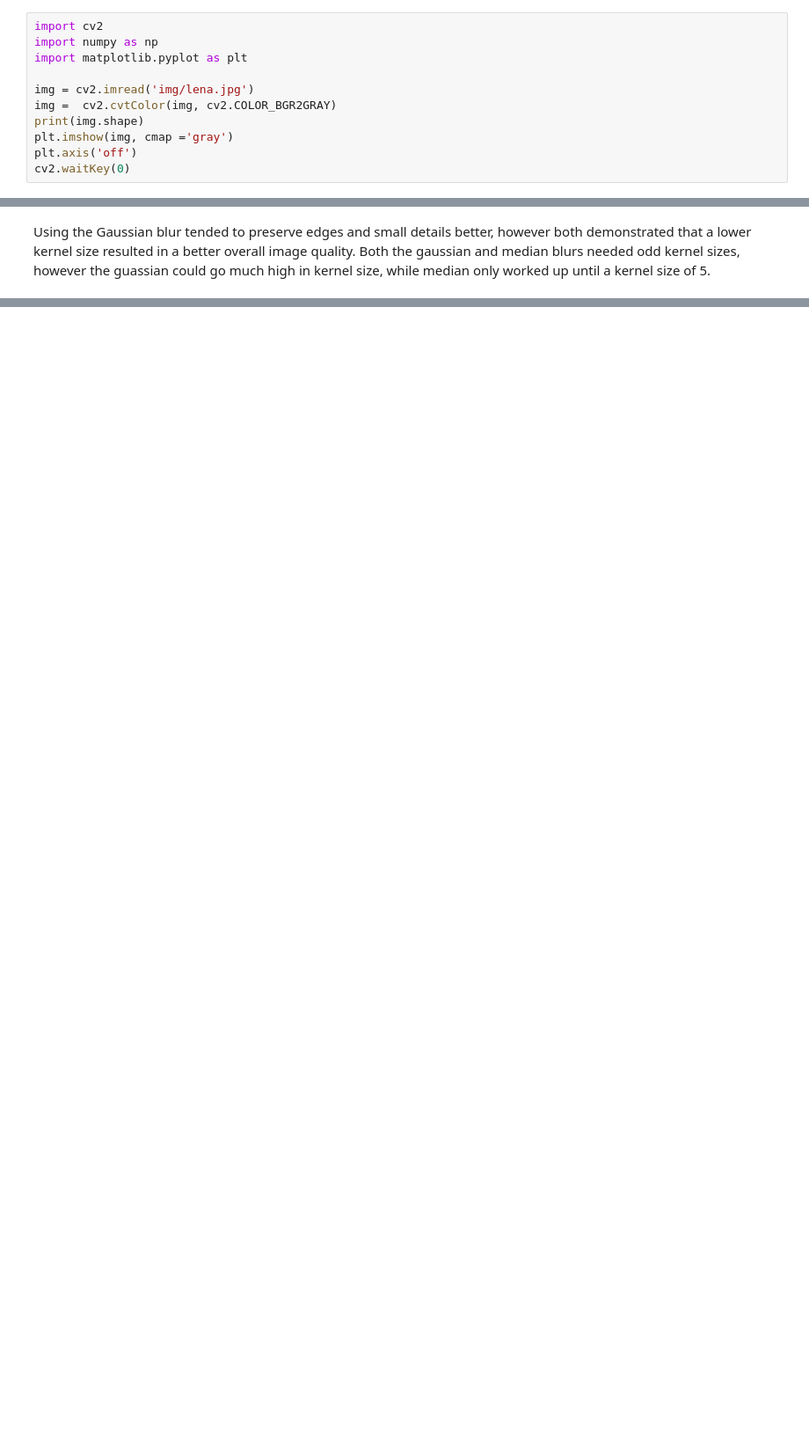
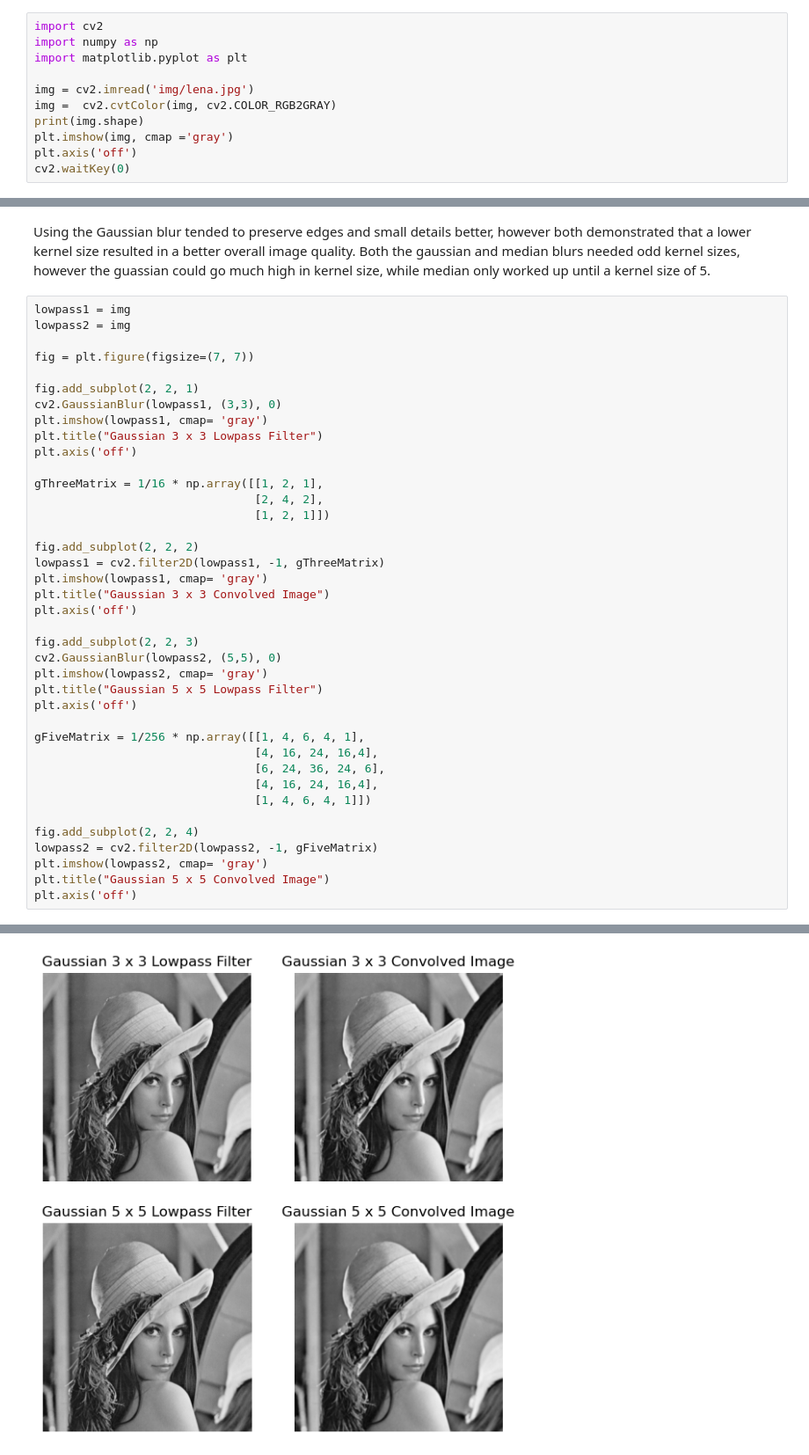
Before and after one commit to DamodarE/Fall-2023-Internship-Work, a Jupyter notebook: Image_Manipulation.ipynb, the cells around one changed output, grey strips where cells are left out. Shown at 88% size. Drawn from its saved outputs; the diff is of its cells as text; blank space fills up the shorter version.

```diff
--- a/Image_Manipulation.ipynb
+++ b/Image_Manipulation.ipynb
@@ -6,7 +6,7 @@ import numpy as np
 import matplotlib.pyplot as plt
 
 img = cv2.imread('img/lena.jpg')
-img =  cv2.cvtColor(img, cv2.COLOR_BGR2GRAY)
+img =  cv2.cvtColor(img, cv2.COLOR_RGB2GRAY)
 print(img.shape)
 plt.imshow(img, cmap ='gray')
 plt.axis('off')
@@ -96,3 +96,43 @@ Text(0.5, 1.0, 'Median 3 x 3 blur')
 [figure]
 # %% [markdown]
 Using the Gaussian blur tended to preserve edges and small details better, however both demonstrated that a lower kernel size resulted in a better overall image quality. Both the gaussian and median blurs needed odd kernel sizes, however the guassian could go much high in kernel size, while median only worked up until a kernel size of 5.
+# %%
+lowpass1 = img
+lowpass2 = img
+
+fig = plt.figure(figsize=(7, 7))
+
+fig.add_subplot(2, 2, 1)
+cv2.GaussianBlur(lowpass1, (3,3), 0)
+plt.imshow(lowpass1, cmap= 'gray')
+plt.title("Gaussian 3 x 3 Lowpass Filter")
+plt.axis('off')
+
+gThreeMatrix = 1/16 * np.array([[1, 2, 1],
+                                [2, 4, 2],
+                                [1, 2, 1]])
+
+fig.add_subplot(2, 2, 2)
+lowpass1 = cv2.filter2D(lowpass1, -1, gThreeMatrix)
+plt.imshow(lowpass1, cmap= 'gray')
+plt.title("Gaussian 3 x 3 Convolved Image")
+plt.axis('off')
+
+fig.add_subplot(2, 2, 3)
+cv2.GaussianBlur(lowpass2, (5,5), 0)
+plt.imshow(lowpass2, cmap= 'gray')
+plt.title("Gaussian 5 x 5 Lowpass Filter")
+plt.axis('off')
+
+gFiveMatrix = 1/256 * np.array([[1, 4, 6, 4, 1],
+                                [4, 16, 24, 16,4],
+                                [6, 24, 36, 24, 6],
+                                [4, 16, 24, 16,4],
+                                [1, 4, 6, 4, 1]])
+
+fig.add_subplot(2, 2, 4)
+lowpass2 = cv2.filter2D(lowpass2, -1, gFiveMatrix)
+plt.imshow(lowpass2, cmap= 'gray')
+plt.title("Gaussian 5 x 5 Convolved Image")
+plt.axis('off')
+# %% [output]
@@ -98,0 +140 @@ Using the Gaussian blur tended to preserve edges and small details better, howev
+[figure, added]
```
Also changed, not shown: parts of 6 cells of this notebook.
